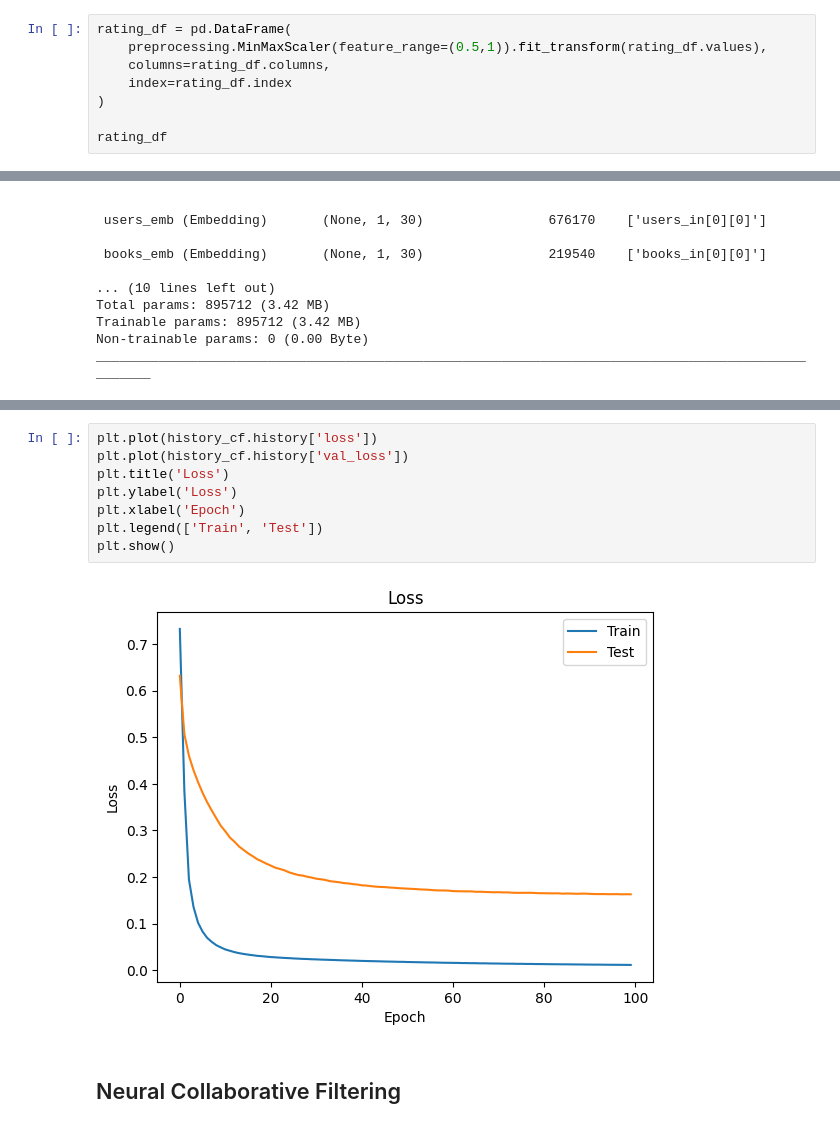
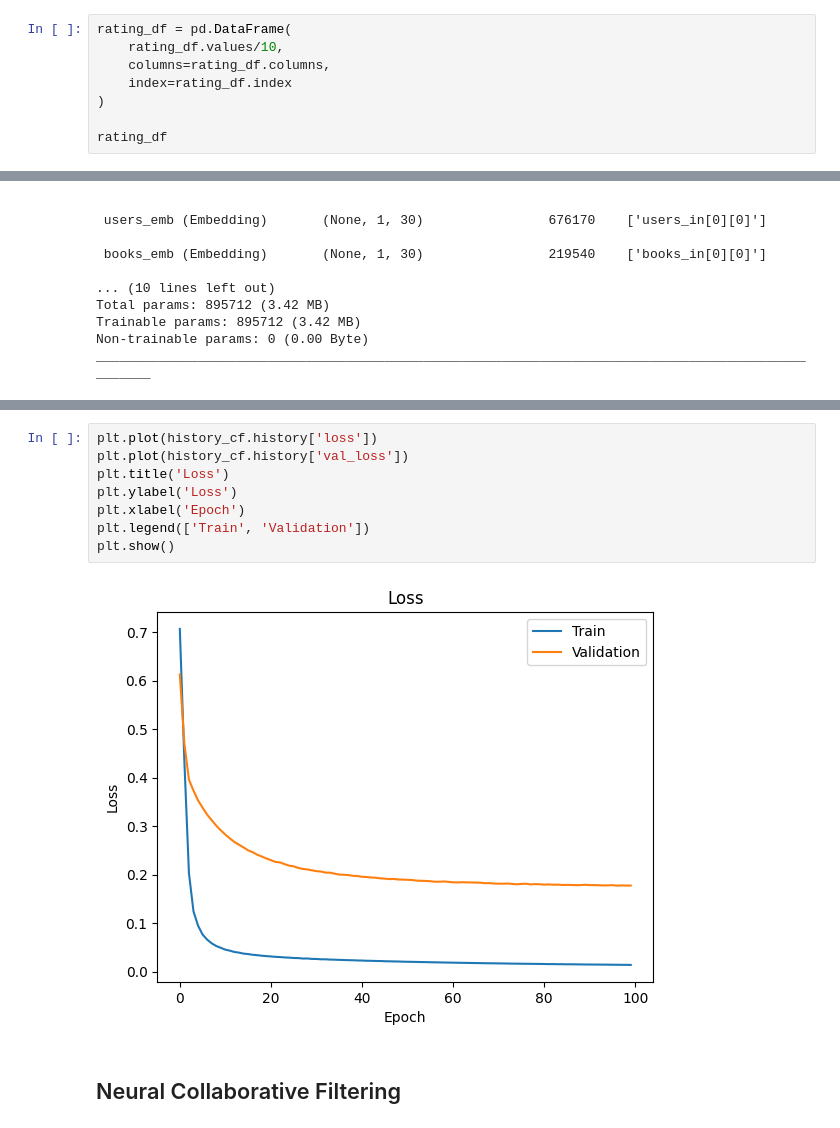
Before and after one commit to veneta13/Booked, a Jupyter notebook: recommendation.ipynb, the cells around one changed output, grey strips where cells are left out. Cells and saved outputs as stored; diff of their text form.

```diff
--- a/recommendation.ipynb
+++ b/recommendation.ipynb
@@ -589,7 +587,7 @@ rating_df
 22539 rows × 7318 columns
 # %%
 rating_df = pd.DataFrame(
-    preprocessing.MinMaxScaler(feature_range=(0.5,1)).fit_transform(rating_df.values),
+    rating_df.values/10,
     columns=rating_df.columns,
     index=rating_df.index
 )
@@ -752,13 +748,13 @@ Mean Absolute Percent Error (Σ(|y-pred|/y)/n): 0.32%
 # %%
 plt.plot(history_cf.history['loss'])
 plt.plot(history_cf.history['val_loss'])
 plt.title('Loss')
 plt.ylabel('Loss')
 plt.xlabel('Epoch')
-plt.legend(['Train', 'Test'])
+plt.legend(['Train', 'Validation'])
 plt.show()
 # %% [output]
-[figure, old version]
+[figure, new version]
 # %% [markdown]
 ##  Neural Collaborative Filtering
 # %%
```
Also changed, not shown: parts of 26 cells of this notebook.
